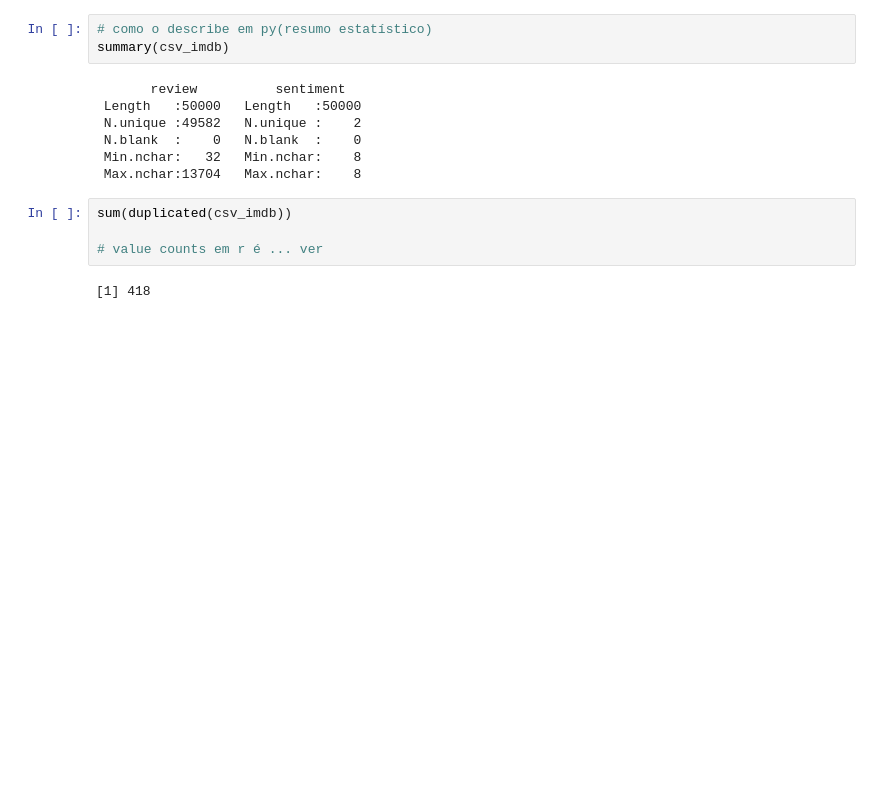
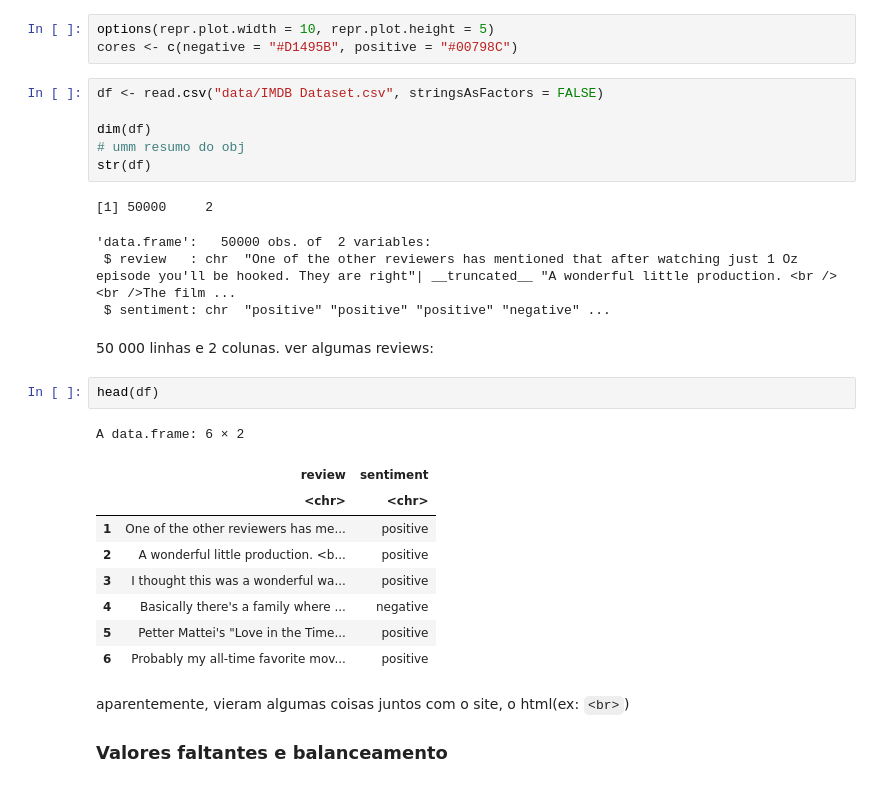
Before and after one commit to AmandaTrinity/estatistica, a Jupyter notebook: IMDB.ipynb, the cells around one changed output. Saved outputs shown, nothing was run; the diff lists cells and outputs as text; blank space fills up the shorter version.

Commit message:
Realização de algumas análises variadas

```diff
--- a/IMDB.ipynb
+++ b/IMDB.ipynb
@@ -16,16 +5,31 @@ View(csv_imdb)
-# %%
-# como o describe em py(resumo estatístico)
-summary(csv_imdb)
-# %% [output]
-       review          sentiment
- Length   :50000   Length   :50000
- N.unique :49582   N.unique :    2
- N.blank  :    0   N.blank  :    0
- Min.nchar:   32   Min.nchar:    8
- Max.nchar:13704   Max.nchar:    8
-# %%
-sum(duplicated(csv_imdb))
-
-# value counts em r é ... ver
-# %% [output]
-[1] 418
+# %%
+options(repr.plot.width = 10, repr.plot.height = 5)
+cores <- c(negative = "#D1495B", positive = "#00798C")
+# %%
+df <- read.csv("data/IMDB Dataset.csv", stringsAsFactors = FALSE)
+
+dim(df)
+# umm resumo do obj
+str(df)
+# %% [output]
+[1] 50000     2
+'data.frame':   50000 obs. of  2 variables:
+ $ review   : chr  "One of the other reviewers has mentioned that after watching just 1 Oz episode you'll be hooked. They are right"| __truncated__ "A wonderful little production. <br /><br />The film ...
+ $ sentiment: chr  "positive" "positive" "positive" "negative" ...
+# %% [markdown]
+50 000 linhas e 2 colunas. ver algumas reviews:
+# %%
+head(df)
+# %% [output]
+A data.frame: 6 × 2
+|  | review | sentiment |
+|  | <chr> | <chr> |
+| 1 | One of the other reviewers has me... | positive |
+| 2 | A wonderful little production. <b... | positive |
+| 3 | I thought this was a wonderful wa... | positive |
+| 4 | Basically there's a family where ... | negative |
+| 5 | Petter Mattei's "Love in the Time... | positive |
+| 6 | Probably my all-time favorite mov... | positive |
+# %% [markdown]
+aparentemente, vieram algumas coisas juntos com o site, o html(ex: `<br>`)
+### Valores faltantes e balanceamento
```
Also changed, not shown: parts of 23 cells of this notebook, 1 other file.
